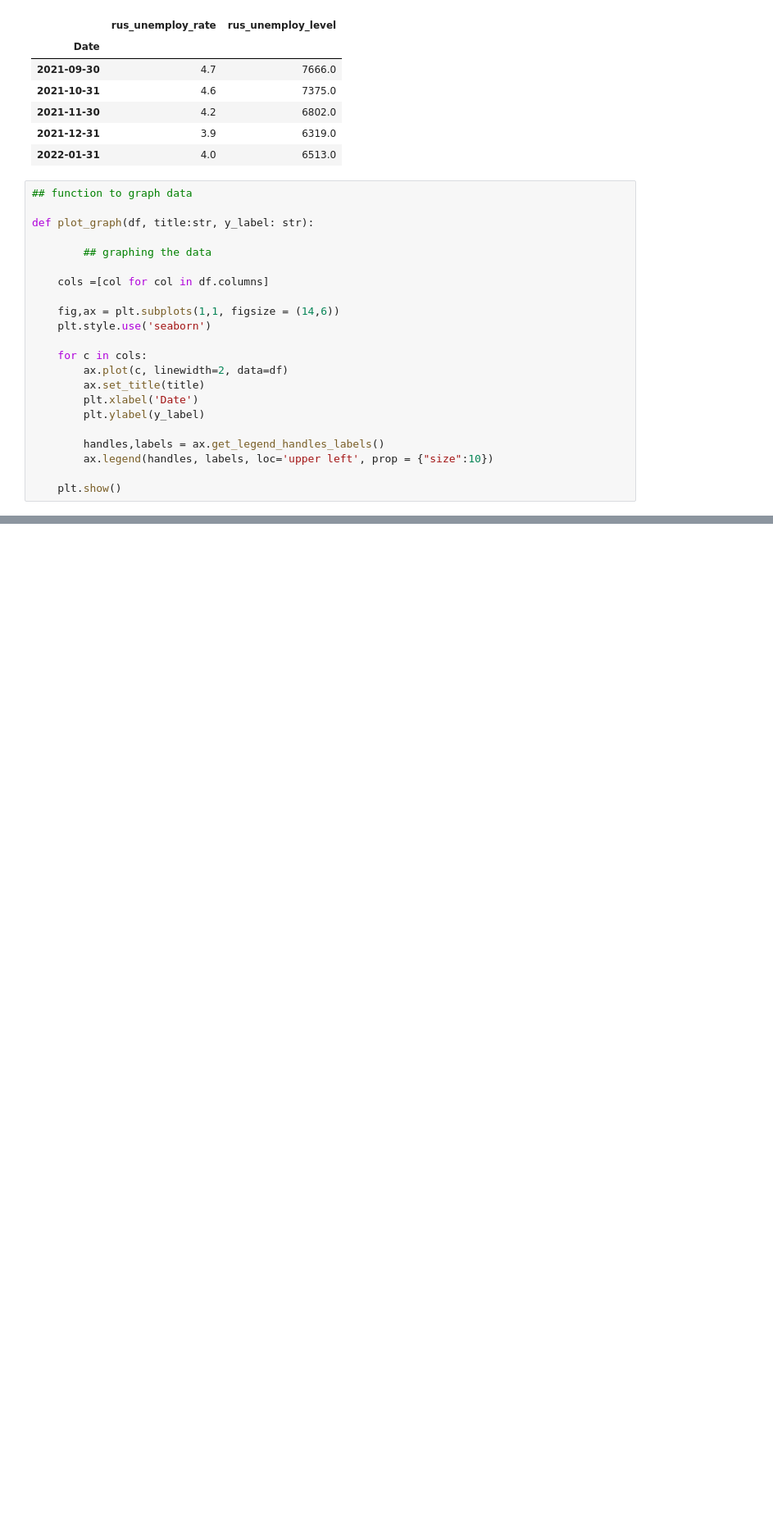
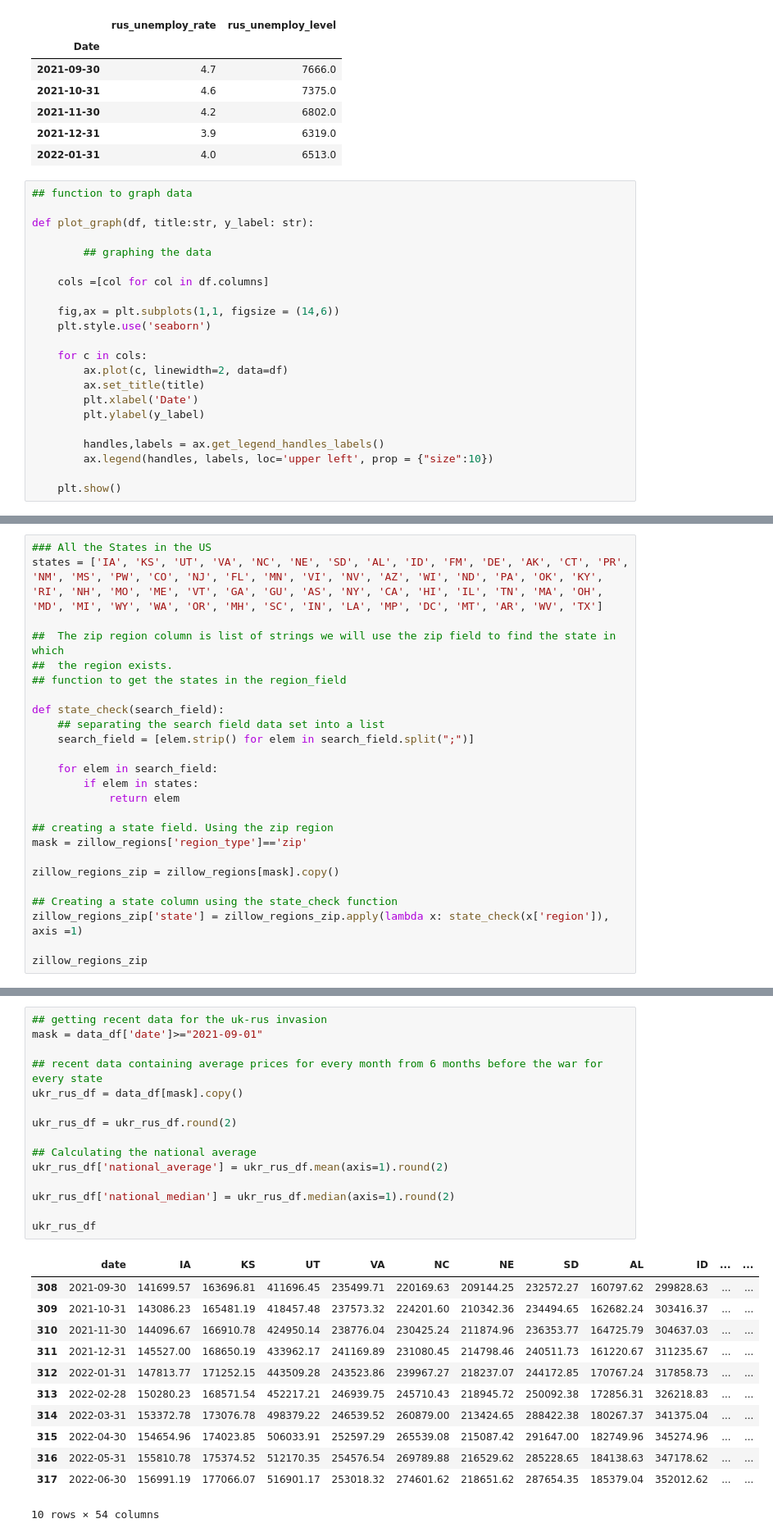
Before and after one commit to lrb924/Collateral_Damage, a Jupyter notebook: yohan.ipynb, the cells around one changed output, grey strips where cells are left out. Shown at 82% size. Cells and saved outputs as stored; diff of their text form; blank space fills up the shorter version.

```diff
--- a/yohan.ipynb
+++ b/yohan.ipynb
@@ -174,0 +236,25 @@ rus_df.hvplot.bar(
+# %%
+### All the States in the US
+states = ['IA', 'KS', 'UT', 'VA', 'NC', 'NE', 'SD', 'AL', 'ID', 'FM', 'DE', 'AK', 'CT', 'PR', 'NM', 'MS', 'PW', 'CO', 'NJ', 'FL', 'MN', 'VI', 'NV', 'AZ', 'WI', 'ND', 'PA', 'OK', 'KY', 'RI', 'NH', 'MO', 'ME', 'VT', 'GA', 'GU', 'AS', 'NY', 'CA', 'HI', 'IL', 'TN', 'MA', 'OH', 'MD', 'MI', 'WY', 'WA', 'OR', 'MH', 'SC', 'IN', 'LA', 'MP', 'DC', 'MT', 'AR', 'WV', 'TX']
+
+##  The zip region column is list of strings we will use the zip field to find the state in which
+##  the region exists.
+## function to get the states in the region_field
+
+def state_check(search_field):
+    ## separating the search field data set into a list
+    search_field = [elem.strip() for elem in search_field.split(";")]
+
+    for elem in search_field:
+        if elem in states:
+            return elem
+
+## creating a state field. Using the zip region
+mask = zillow_regions['region_type']=='zip'
+
+zillow_regions_zip = zillow_regions[mask].copy()
+
+## Creating a state column using the state_check function
+zillow_regions_zip['state'] = zillow_regions_zip.apply(lambda x: state_check(x['region']), axis =1)
+
+zillow_regions_zip
@@ -174,0 +340,28 @@ rus_df.hvplot.bar(
+# %%
+## getting recent data for the uk-rus invasion
+mask = data_df['date']>="2021-09-01"
+
+## recent data containing average prices for every month from 6 months before the war for every state
+ukr_rus_df = data_df[mask].copy()
+
+ukr_rus_df = ukr_rus_df.round(2)
+
+## Calculating the national average
+ukr_rus_df['national_average'] = ukr_rus_df.mean(axis=1).round(2)
+
+ukr_rus_df['national_median'] = ukr_rus_df.median(axis=1).round(2)
+
+ukr_rus_df
+# %% [output]
+|  | date | IA | KS | UT | VA | NC | NE | SD | AL | ID | ... | ... |
+| 308 | 2021-09-30 | 141699.57 | 163696.81 | 411696.45 | 235499.71 | 220169.63 | 209144.25 | 232572.27 | 160797.62 | 299828.63 | ... | ... |
+| 309 | 2021-10-31 | 143086.23 | 165481.19 | 418457.48 | 237573.32 | 224201.60 | 210342.36 | 234494.65 | 162682.24 | 303416.37 | ... | ... |
+| 310 | 2021-11-30 | 144096.67 | 166910.78 | 424950.14 | 238776.04 | 230425.24 | 211874.96 | 236353.77 | 164725.79 | 304637.03 | ... | ... |
+| 311 | 2021-12-31 | 145527.00 | 168650.19 | 433962.17 | 241169.89 | 231080.45 | 214798.46 | 240511.73 | 161220.67 | 311235.67 | ... | ... |
+| 312 | 2022-01-31 | 147813.77 | 171252.15 | 443509.28 | 243523.86 | 239967.27 | 218237.07 | 244172.85 | 170767.24 | 317858.73 | ... | ... |
+| 313 | 2022-02-28 | 150280.23 | 168571.54 | 452217.21 | 246939.75 | 245710.43 | 218945.72 | 250092.38 | 172856.31 | 326218.83 | ... | ... |
+| 314 | 2022-03-31 | 153372.78 | 173076.78 | 498379.22 | 246539.52 | 260879.00 | 213424.65 | 288422.38 | 180267.37 | 341375.04 | ... | ... |
+| 315 | 2022-04-30 | 154654.96 | 174023.85 | 506033.91 | 252597.29 | 265539.08 | 215087.42 | 291647.00 | 182749.96 | 345274.96 | ... | ... |
+| 316 | 2022-05-31 | 155810.78 | 175374.52 | 512170.35 | 254576.54 | 269789.88 | 216529.62 | 285228.65 | 184138.63 | 347178.62 | ... | ... |
+| 317 | 2022-06-30 | 156991.19 | 177066.07 | 516901.17 | 253018.32 | 274601.62 | 218651.62 | 287654.35 | 185379.04 | 352012.62 | ... | ... |
+10 rows × 54 columns
```
Also changed, not shown: parts of 15 cells of this notebook.
